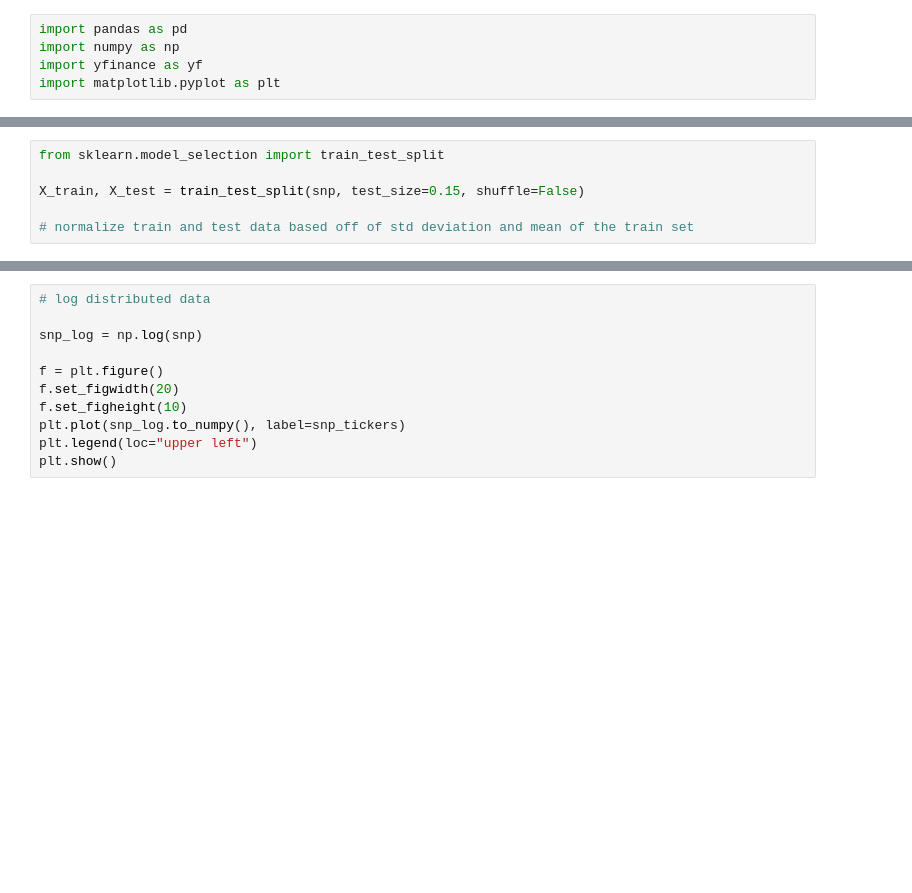
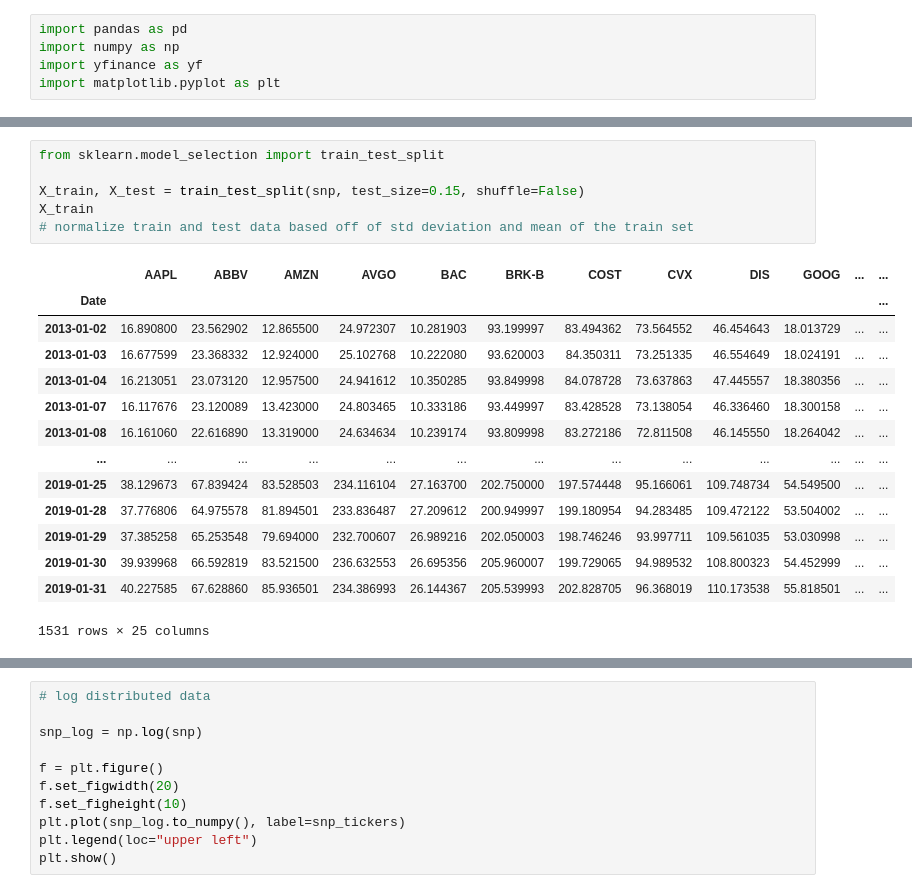
Before and after one commit to abhatia1205/GrangerCausality, a Jupyter notebook: will_data/SNP25.ipynb, the cells around one changed output, grey strips where cells are left out. Saved outputs shown, nothing was run; the diff lists cells and outputs as text; blank space fills up the shorter version.

```diff
--- a/will_data/SNP25.ipynb
+++ b/will_data/SNP25.ipynb
@@ -22,9 +45,24 @@ plt.show()
 # %%
 from sklearn.model_selection import train_test_split
 
 X_train, X_test = train_test_split(snp, test_size=0.15, shuffle=False)
-
+X_train
 # normalize train and test data based off of std deviation and mean of the train set
+# %% [output]
+|  | AAPL | ABBV | AMZN | AVGO | BAC | BRK-B | COST | CVX | DIS | GOOG | ... | ... |
+| Date |  |  |  |  |  |  |  |  |  |  |  | ... |
+| 2013-01-02 | 16.890800 | 23.562902 | 12.865500 | 24.972307 | 10.281903 | 93.199997 | 83.494362 | 73.564552 | 46.454643 | 18.013729 | ... | ... |
+| 2013-01-03 | 16.677599 | 23.368332 | 12.924000 | 25.102768 | 10.222080 | 93.620003 | 84.350311 | 73.251335 | 46.554649 | 18.024191 | ... | ... |
+| 2013-01-04 | 16.213051 | 23.073120 | 12.957500 | 24.941612 | 10.350285 | 93.849998 | 84.078728 | 73.637863 | 47.445557 | 18.380356 | ... | ... |
+| 2013-01-07 | 16.117676 | 23.120089 | 13.423000 | 24.803465 | 10.333186 | 93.449997 | 83.428528 | 73.138054 | 46.336460 | 18.300158 | ... | ... |
+| 2013-01-08 | 16.161060 | 22.616890 | 13.319000 | 24.634634 | 10.239174 | 93.809998 | 83.272186 | 72.811508 | 46.145550 | 18.264042 | ... | ... |
+| ... | ... | ... | ... | ... | ... | ... | ... | ... | ... | ... | ... | ... |
+| 2019-01-25 | 38.129673 | 67.839424 | 83.528503 | 234.116104 | 27.163700 | 202.750000 | 197.574448 | 95.166061 | 109.748734 | 54.549500 | ... | ... |
+| 2019-01-28 | 37.776806 | 64.975578 | 81.894501 | 233.836487 | 27.209612 | 200.949997 | 199.180954 | 94.283485 | 109.472122 | 53.504002 | ... | ... |
+| 2019-01-29 | 37.385258 | 65.253548 | 79.694000 | 232.700607 | 26.989216 | 202.050003 | 198.746246 | 93.997711 | 109.561035 | 53.030998 | ... | ... |
+| 2019-01-30 | 39.939968 | 66.592819 | 83.521500 | 236.632553 | 26.695356 | 205.960007 | 199.729065 | 94.989532 | 108.800323 | 54.452999 | ... | ... |
+| 2019-01-31 | 40.227585 | 67.628860 | 85.936501 | 234.386993 | 26.144367 | 205.539993 | 202.828705 | 96.368019 | 110.173538 | 55.818501 | ... | ... |
+1531 rows × 25 columns
 # %%
 from sklearn.model_selection import TimeSeriesSplit
 
```
Also changed, not shown: parts of 5 cells of this notebook, 28 other files.
